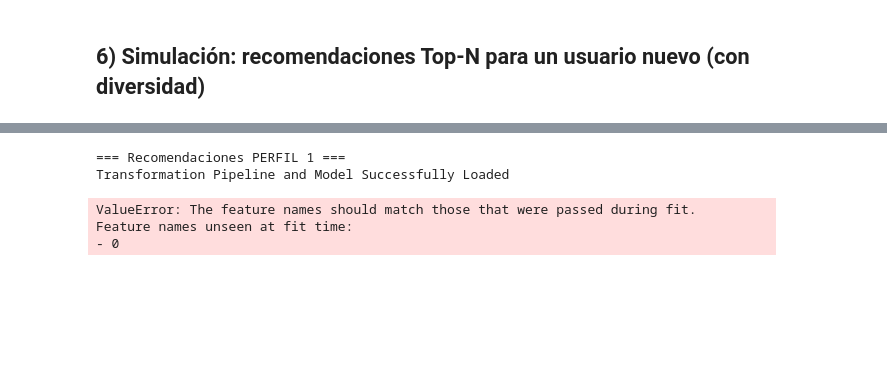
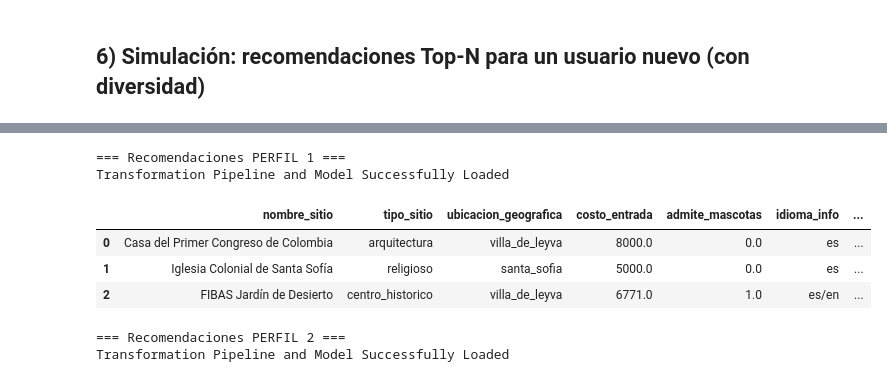
Before and after one commit to carlosedudardo/villaIA-leyva, a Jupyter notebook: notebook_reco_villa_de_leyva.ipynb, the cells around one changed output, grey strips where cells are left out. Saved outputs shown, nothing was run; the diff lists cells and outputs as text; code cells hidden in the pictures; blank space fills up the shorter version.

```diff
--- a/notebook_reco_villa_de_leyva.ipynb
+++ b/notebook_reco_villa_de_leyva.ipynb
@@ -702,6 +717,8 @@ def recommend_for_user(user_profile: dict, model_name: str = "modelo_cls_like_v3
     # 2) producto usuario × catálogo + features
     X = _broadcast_user_over_catalog(user_profile, cat)
     X = make_features(X)
+    X.columns = X.columns.map(str)
+
 
     # 3) tipos coherentes
     for c in CAT_COLS_X:
@@ -711,40 +728,67 @@ def recommend_for_user(user_profile: dict, model_name: str = "modelo_cls_like_v3
         if c in X.columns:
             X[c] = pd.to_numeric(X[c], errors="coerce").astype("float64")
 
-    # 4) cargar modelo y estimador final
-    model = load_model(model_name)
-    final_est = model.steps[-1][1]
+        # 4) cargar modelo (pipeline completa)
+    model = load_model(model_name)  # es la Pipeline completa guardada por PyCaret
 
-    # 5) alinear columnas a las que vio el prep en train
+            # 5) preparar entrada limpia para la Pipeline
+    Xinp = X.copy()
+    Xinp = Xinp.loc[:, ~Xinp.columns.duplicated()].copy()
+    Xinp.columns = Xinp.columns.map(str)
+
+    # --- ALINEACIÓN ESTRICTA DE FEATURES ---
+    # 5.1 intentar leer las columnas de entrenamiento desde PyCaret
+    expected = None
     try:
-        feat_used = pd.read_csv("features_usadas_por_modelo.csv", header=None).squeeze("columns").tolist()
+        expected = list(get_config("X_train").columns)
     except Exception:
-        feat_used = list(get_config("X_train").columns)
-    Xinfer = X.reindex(columns=feat_used, fill_value=np.nan).copy()
+        # 5.2 si no hay get_config (p.ej. fuera de sesión), intenta del primer step con feature_names_in_
+        for _, step in getattr(model, "steps", []):
+            if hasattr(step, "feature_names_in_"):
+                expected = list(step.feature_names_in_)
+                break
 
-    # 6) transformar saltando samplers + score
-    X_trans = _transform_sin_sampler(model, Xinfer)
+    if expected is not None and len(expected):
+        # columnas que el modelo espera
+        expected = [str(c) for c in expected]
 
-    if hasattr(final_est, "predict_proba"):
-        proba = final_est.predict_proba(X_trans)
+        # 5.3 separar extras y faltantes
+        extras   = [c for c in Xinp.columns if c not in expected]      # ej: 'id_usuario'
+        missing  = [c for c in expected if c not in Xinp.columns]
+
+        # 5.4 descartar extras y crear las faltantes como NaN
+        if extras:
+            Xinp = Xinp.drop(columns=extras, errors="ignore")
+        for m in missing:
+            Xinp[m] = np.nan
+
+        # 5.5 reordenar exactamente como el entrenamiento
+        Xinp = Xinp[expected]
+    # --- fin alineación ---
+
+    # 6) SCORE usando la pipeline completa
+    if hasattr(model, "predict_proba"):
+        proba = model.predict_proba(Xinp)
         pos_idx = -1
-        if hasattr(final_est, "classes_"):
-            cls = np.array(final_est.classes_); where = np.where(cls==1)[0]
+        if hasattr(model, "classes_"):
+            cls = np.array(model.classes_); where = np.where(cls == 1)[0]
             if len(where): pos_idx = int(where[0])
         score = proba[:, pos_idx].astype(float)
-    elif hasattr(final_est, "decision_function"):
-        dfun = final_est.decision_function(X_trans)
+    elif hasattr(model, "decision_function"):
+        dfun = model.decision_function(Xinp)
         dfun = np.asarray(dfun, dtype=float)
         if dfun.ndim == 2 and dfun.shape[1] > 1:
             pos_idx = -1
-            if hasattr(final_est, "classes_"):
-                cls = np.array(final_est.classes_); where = np.where(cls==1)[0]
+            if hasattr(model, "classes_"):
+                cls = np.array(model.classes_); where = np.where(cls == 1)[0]
                 if len(where): pos_idx = int(where[0])
             dfun = dfun[:, pos_idx]
         score = 1.0/(1.0+np.exp(-dfun))
     else:
-        labels = final_est.predict(X_trans)
+        labels = model.predict(Xinp)
         score = (pd.Series(labels).astype(str).isin(["1","True","true"])).astype(float).values
+
+
 
     # 7) salida + re-rank diversificado
     out = pd.DataFrame({
@@ -755,35 +799,38 @@ def recommend_for_user(user_profile: dict, model_name: str = "modelo_cls_like_v3
         "admite_mascotas": pd.to_numeric(X.get("admite_mascotas", pd.Series([0]*len(X))), errors="coerce"),
         "idioma_info": X.get("idioma_info", pd.Series([""]*len(X))).values,
         "score_like": score
     })
     out = out.sort_values("score_like", ascending=False).reset_index(drop=True)
     out_div = _mmr_diversify(out, score_col="score_like", tipo_col="tipo_sitio",
                              top_n=top_n, lam=diversity_lambda).reset_index(drop=True)
     out_div["score_like"] = out_div["score_like"].round(4)
     return out_div
 
 # Perfiles de prueba
 usuario_cultural = {
     "id_usuario": "SIMU-002", "nacionalidad": "Colombia", "origen": "Tunja",
-    "tipo_turista_preferido": "cultura", "compania_viaje": "familia",
-    "restricciones_movilidad": "ninguna", "epoca_visita": "puente_festivo",
+    "tipo_turista_preferido": "gastronomico", "compania_viaje": "familia",
+    "restricciones_movilidad": "leve", "epoca_visita": "puente_festivo",
     "presupuesto_estimado": 120000, "frecuencia_viaje": 1, "sitios_visitados": 2,
     "calificacion_sitios_previos": 3.8, "tiempo_estancia_promedio": 1, "edad": 36
 }
 usuario_naturaleza = {
     "id_usuario": "SIMU-002", "nacionalidad": "Colombia", "origen": "Tunja",
     "tipo_turista_preferido": "aventura", "compania_viaje": "pareja",
     "restricciones_movilidad": "ninguna", "epoca_visita": "puente_festivo",
     "presupuesto_estimado": 120000, "edad": 36
 }
 
 print("\n=== Recomendaciones PERFIL 1 ===")
 display(recommend_for_user(usuario_cultural))
 print("\n=== Recomendaciones PERFIL 2 ===")
 display(recommend_for_user(usuario_naturaleza))
 # %% [output]
 === Recomendaciones PERFIL 1 ===
 Transformation Pipeline and Model Successfully Loaded
+|  | nombre_sitio | tipo_sitio | ubicacion_geografica | costo_entrada | admite_mascotas | idioma_info | ... |
+| 0 | Casa del Primer Congreso de Colombia | arquitectura | villa_de_leyva | 8000.0 | 0.0 | es | ... |
+| 1 | Iglesia Colonial de Santa Sofía | religioso | santa_sofia | 5000.0 | 0.0 | es | ... |
+| 2 | FIBAS Jardín de Desierto | centro_historico | villa_de_leyva | 6771.0 | 1.0 | es/en | ... |
-ValueError: The feature names should match those that were passed during fit.
-Feature names unseen at fit time:
-- 0
+=== Recomendaciones PERFIL 2 ===
+Transformation Pipeline and Model Successfully Loaded
```
Also changed, not shown: parts of 2 cells of this notebook, 1 other file.
